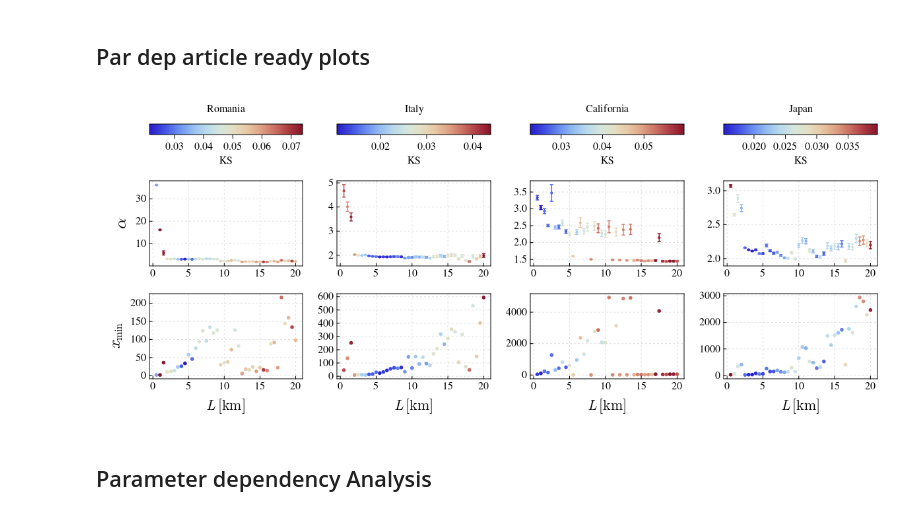
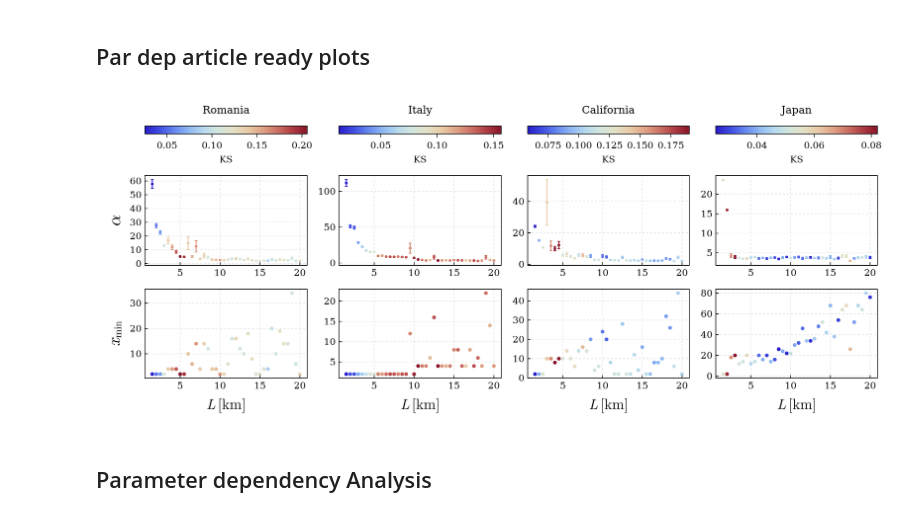
Before and after one commit to gabipana7/earthquake-networks-julia-dev, a Jupyter notebook: networks_parameter_dependency_analysis_and_plot.ipynb, the cells around one changed output. Drawn from its saved outputs; the diff is of its cells as text; code cells hidden in the pictures.

```diff
--- a/networks_parameter_dependency_analysis_and_plot.ipynb
+++ b/networks_parameter_dependency_analysis_and_plot.ipynb
@@ -5,8 +5,9 @@ using CairoMakie
 ## Par dep article ready plots
 # %%
 region="Romania"
-magnitude_threshold = 0.0;
+magnitude_threshold = 4.0;
 results = CSV.read("./results/$region/$(region)_minmag_$(magnitude_threshold)_alpha_xmin_dependency_cell_size.csv", DataFrame);
+deleteat!(results, [1,2])
 
 # This is inefficient, should use makie layouts. Maybe sometimes later
 
@@ -17,7 +18,7 @@ set_theme!(Theme(fonts=(; regular="CMU Serif")))
 cmap = :thermometer
 
 # Initialize figure
-fig = Figure(resolution = (1200, 500), font= "CMU Serif", title = region) ## probably you need to install this font in your system
+fig = Figure(size = (1200, 500), font= "CMU Serif", title = region) ## probably you need to install this font in your system
 # y labels, just for left figure. x labels
 xlabels = ["","", L"L\,\text{[km]}"]
 ylabels = ["",L"\alpha", L"x_{\mathrm{min}}"]
@@ -40,34 +41,35 @@ Label(fig[1, 1, Top()], region, fontsize=16,
 
 # Columns 2,3,4 figures
 for (j,region) in zip(2:4,[ "Italy", "California", "Japan"])
     results = CSV.read("./results/$region/$(region)_minmag_$(magnitude_threshold)_alpha_xmin_dependency_cell_size.csv", DataFrame);
+    deleteat!(results, [1,2])
     # Just x label
     xlabels = ["","", L"L\,\text{[km]}"]
     ax = [Axis(fig[i, j], xlabel = xlabels[i], ylabelsize = 26,
         xlabelsize = 22, xgridstyle = :dash, ygridstyle = :dash, xtickalign = 1,
         xticksize = 5, ytickalign = 1, yticksize = 5 , xlabelpadding = 10, ylabelpadding = 10) for i in 2:3]
     sc = scatter!(ax[1],results.cell_size, results.alpha; color = results.KS, colormap = cmap,
         markersize = 6, marker = :circle, strokewidth = 0)
 
     err = errorbars!(ax[1], results.cell_size, results.alpha, results.sigma; color = results.KS, colormap = cmap,
         whiskerwidth = 4)
 
 
     xmin_scat = scatter!(ax[2],results.cell_size, results.xmin; color = results.KS, colormap = cmap,
         markersize = 8, marker = :circle, strokewidth = 0)
     cbar = Colorbar(fig[1,j], xmin_scat, vertical = false, label="KS", flipaxis=false)
     Label(fig[1, j, Top()], region, fontsize=16,
         padding=(0, 0, 15, 0))
 end
 
 
 save("./results/all_regions_minmag_$(magnitude_threshold)_alpha_xmin_dependency_cell_size_KS_sigma.png", fig, px_per_unit=7)
 save("./results/all_regions_minmag_$(magnitude_threshold)_alpha_xmin_dependency_cell_size_KS_sigma.pdf", fig)
 
 
 fig
 # %% [output]
-[figure, old version]
+[figure, new version]
 # %% [markdown]
 ## Parameter dependency Analysis
 # %%
```
Also changed, not shown: parts of 10 cells of this notebook, 4 other files.
